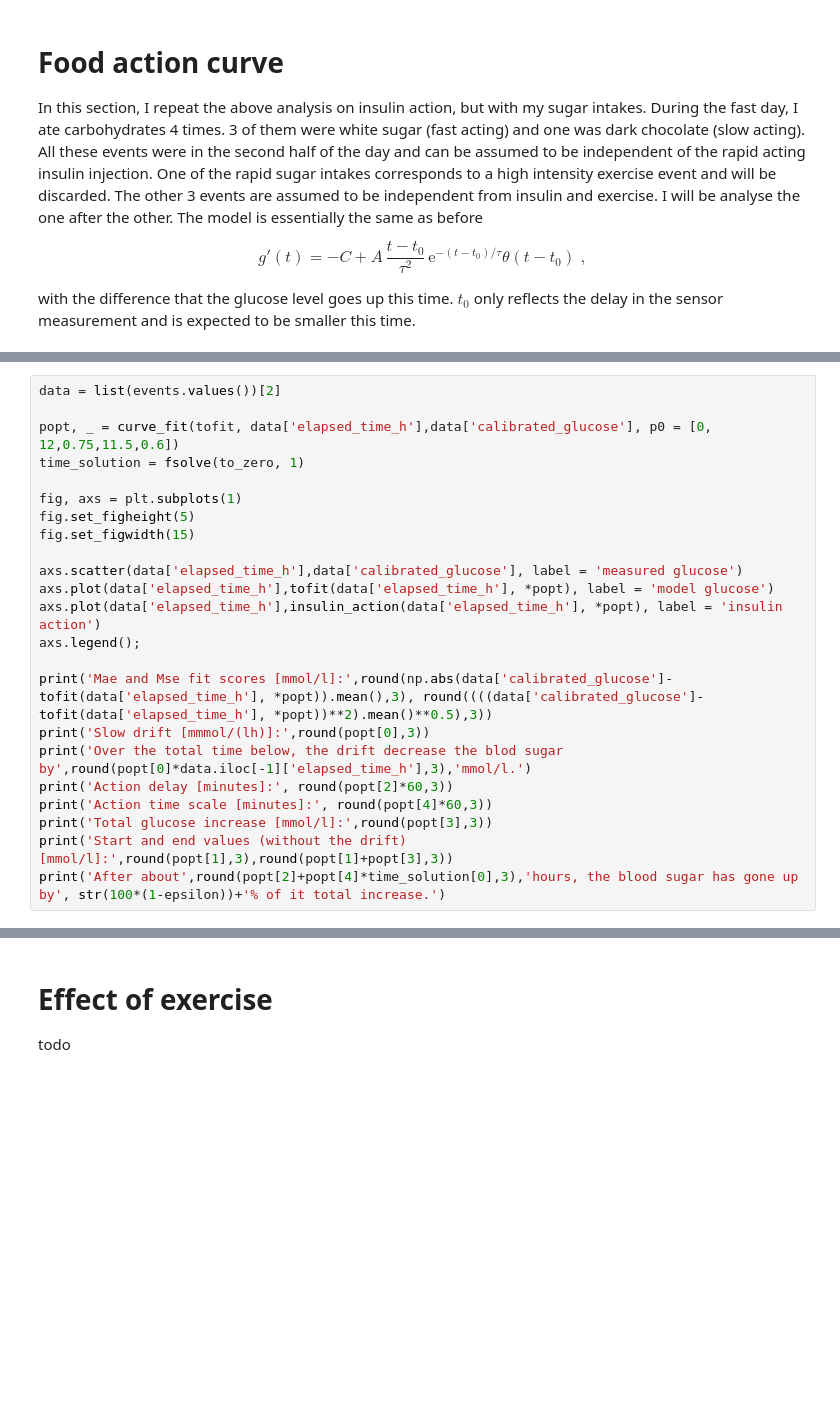
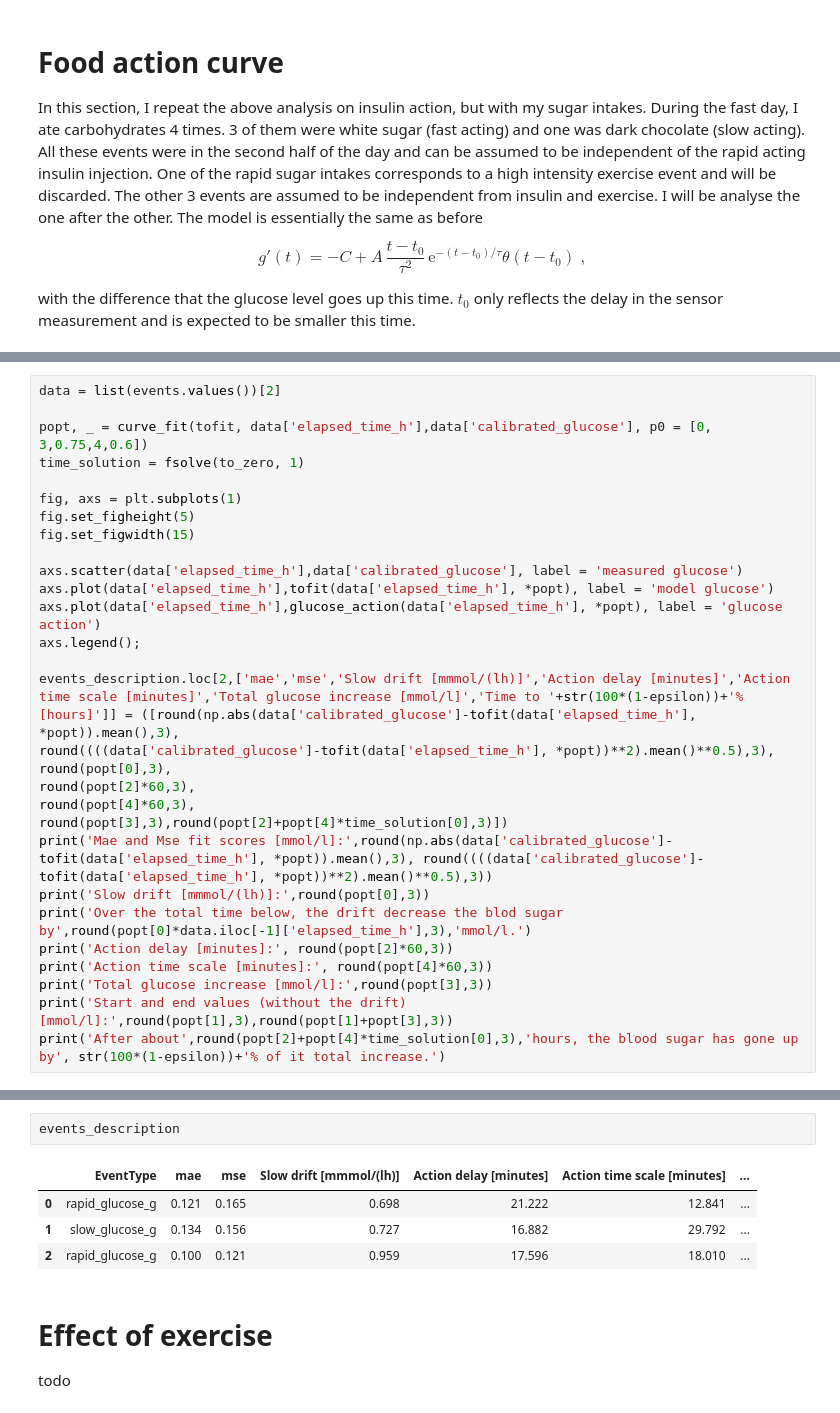
Before and after one commit to sethyvenatem/blood_sugar_fast_day, a Jupyter notebook: fast_day.ipynb, the cells around one changed output, grey strips where cells are left out. Cells and saved outputs as stored; diff of their text form; blank space fills up the shorter version.

```diff
--- a/fast_day.ipynb
+++ b/fast_day.ipynb
@@ -493,7 +509,7 @@ After about 1.652 hours, the blood sugar has gone up by 80.0% of it total increa
 # %%
 data = list(events.values())[2]
 
-popt, _ = curve_fit(tofit, data['elapsed_time_h'],data['calibrated_glucose'], p0 = [0, 12,0.75,11.5,0.6])
+popt, _ = curve_fit(tofit, data['elapsed_time_h'],data['calibrated_glucose'], p0 = [0, 3,0.75,4,0.6])
 time_solution = fsolve(to_zero, 1)
 
 fig, axs = plt.subplots(1)
@@ -502,9 +518,15 @@ fig.set_figwidth(15)
 
 axs.scatter(data['elapsed_time_h'],data['calibrated_glucose'], label = 'measured glucose')
 axs.plot(data['elapsed_time_h'],tofit(data['elapsed_time_h'], *popt), label = 'model glucose')
-axs.plot(data['elapsed_time_h'],insulin_action(data['elapsed_time_h'], *popt), label = 'insulin action')
+axs.plot(data['elapsed_time_h'],glucose_action(data['elapsed_time_h'], *popt), label = 'glucose action')
 axs.legend();
 
+events_description.loc[2,['mae','mse','Slow drift [mmmol/(lh)]','Action delay [minutes]','Action time scale [minutes]','Total glucose increase [mmol/l]','Time to '+str(100*(1-epsilon))+'% [hours]']] = ([round(np.abs(data['calibrated_glucose']-tofit(data['elapsed_time_h'], *popt)).mean(),3),
+round((((data['calibrated_glucose']-tofit(data['elapsed_time_h'], *popt))**2).mean()**0.5),3),
+round(popt[0],3),
+round(popt[2]*60,3),
+round(popt[4]*60,3),
+round(popt[3],3),round(popt[2]+popt[4]*time_solution[0],3)])
 print('Mae and Mse fit scores [mmol/l]:',round(np.abs(data['calibrated_glucose']-tofit(data['elapsed_time_h'], *popt)).mean(),3), round((((data['calibrated_glucose']-tofit(data['elapsed_time_h'], *popt))**2).mean()**0.5),3))
 print('Slow drift [mmmol/(lh)]:',round(popt[0],3))
 print('Over the total time below, the drift decrease the blod sugar by',round(popt[0]*data.iloc[-1]['elapsed_time_h'],3),'mmol/l.')
@@ -526,3 +548,10 @@ After about 5.995 hours, the blood sugar has gone up by 80.0% of it total increa
+# %%
+events_description
+# %% [output]
+|  | EventType | mae | mse | Slow drift [mmmol/(lh)] | Action delay [minutes] | Action time scale [minutes] | ... |
+| 0 | rapid_glucose_g | 0.121 | 0.165 | 0.698 | 21.222 | 12.841 | ... |
+| 1 | slow_glucose_g | 0.134 | 0.156 | 0.727 | 16.882 | 29.792 | ... |
+| 2 | rapid_glucose_g | 0.100 | 0.121 | 0.959 | 17.596 | 18.010 | ... |
 # %% [markdown]
 # Effect of exercise
 
```
Also changed, not shown: parts of 5 cells of this notebook.
